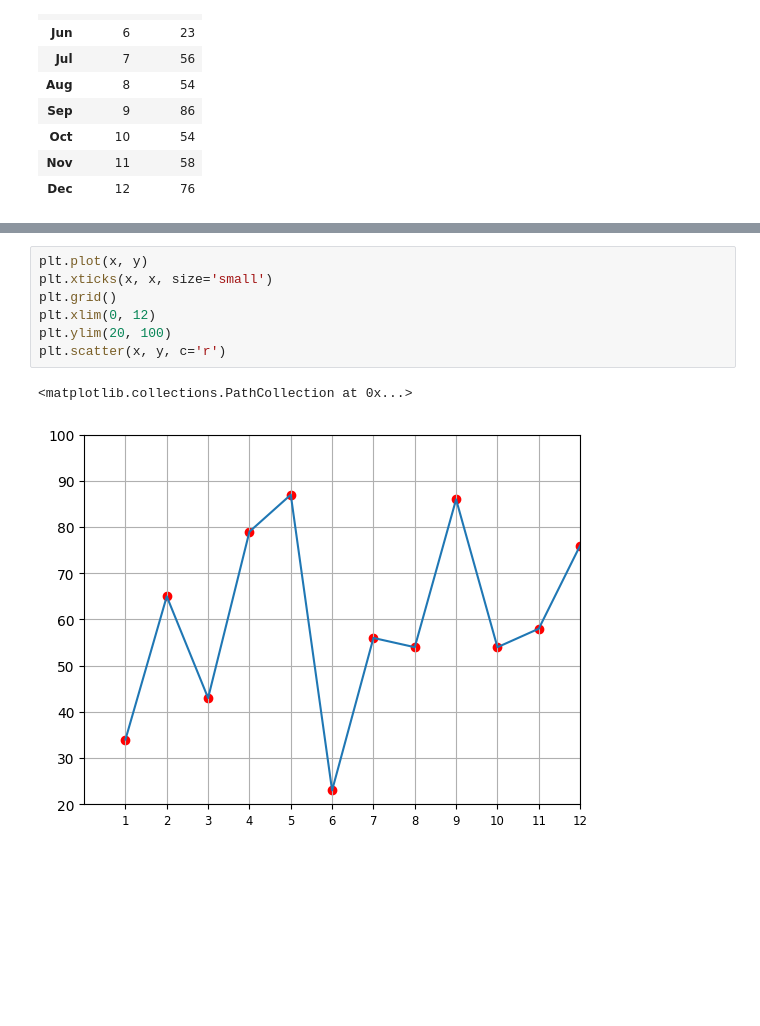
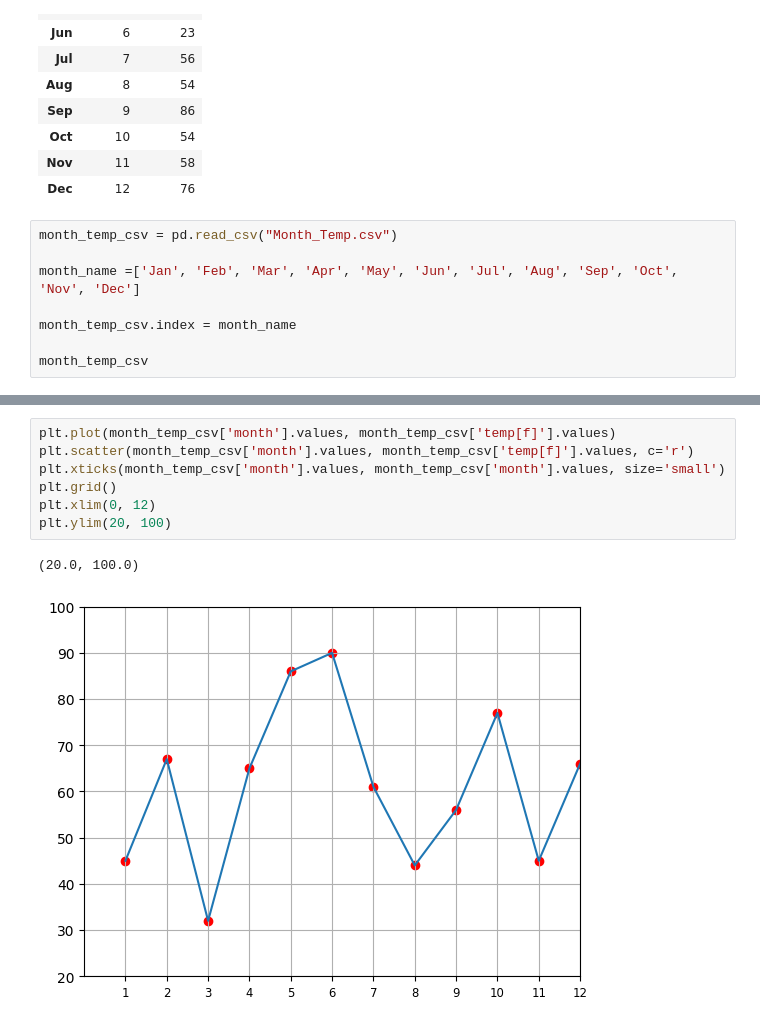
Before and after one commit to Amboyandrey/pythonnn, a Jupyter notebook: jupyter/Matplotlib.ipynb, the cells around one changed output, grey strips where cells are left out. Drawn from its saved outputs; the diff is of its cells as text; blank space fills up the shorter version.

Commit message:
matplotlib

```diff
--- a/jupyter/Matplotlib.ipynb
+++ b/jupyter/Matplotlib.ipynb
@@ -40,3 +40,11 @@ month_temp
 | Oct | 10 | 54 |
 | Nov | 11 | 58 |
 | Dec | 12 | 76 |
+# %%
+month_temp_csv = pd.read_csv("Month_Temp.csv")
+
+month_name =['Jan', 'Feb', 'Mar', 'Apr', 'May', 'Jun', 'Jul', 'Aug', 'Sep', 'Oct', 'Nov', 'Dec']
+
+month_temp_csv.index = month_name
+
+month_temp_csv
@@ -62,10 +92,10 @@ plt.plot(x, y)
 # %%
-plt.plot(x, y)
-plt.xticks(x, x, size='small')
+plt.plot(month_temp_csv['month'].values, month_temp_csv['temp[f]'].values)
+plt.scatter(month_temp_csv['month'].values, month_temp_csv['temp[f]'].values, c='r')
+plt.xticks(month_temp_csv['month'].values, month_temp_csv['month'].values, size='small')
 plt.grid()
 plt.xlim(0, 12)
 plt.ylim(20, 100)
-plt.scatter(x, y, c='r')
 # %% [output]
-<matplotlib.collections.PathCollection at 0x...>
+(20.0, 100.0)
-[figure, old version]
+[figure, new version]
```
Also changed, not shown: parts of 7 cells of this notebook, 2 other files.
